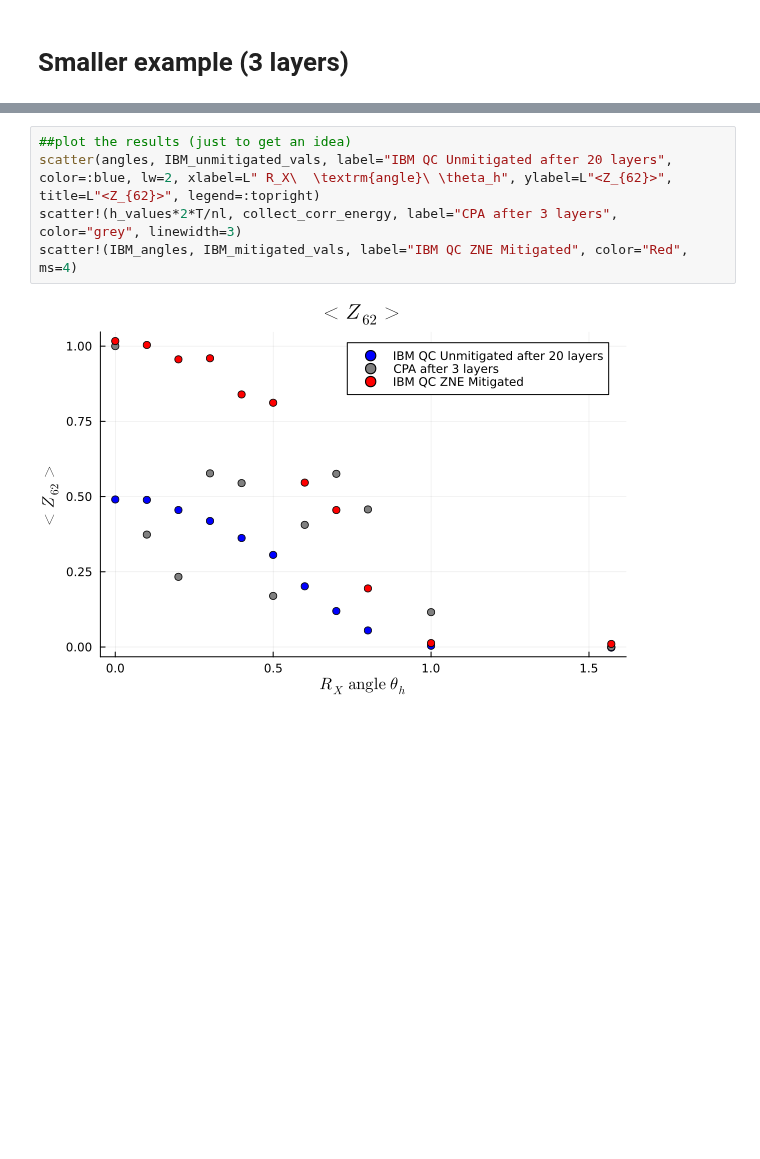
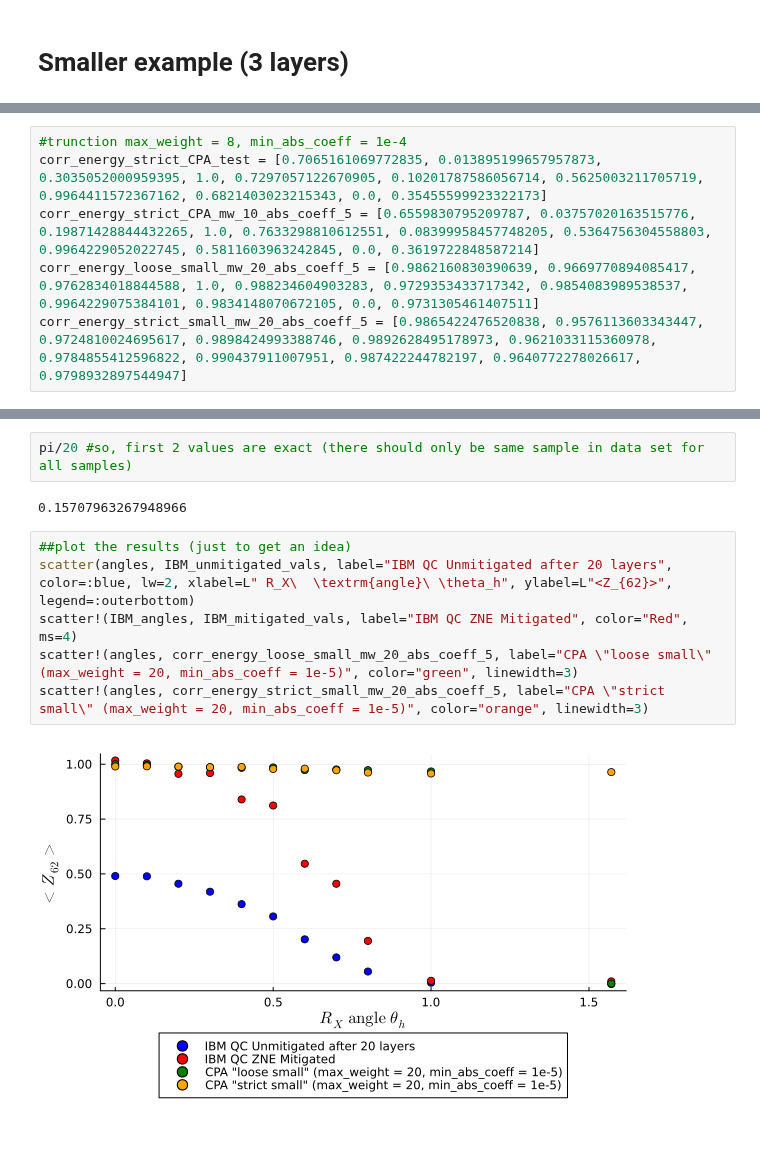
Before and after one commit to julia-guignon/pp-em, a Jupyter notebook: cdr/utility_exp_cdr_error_mitigation.ipynb, the cells around one changed output, grey strips where cells are left out. Drawn from its saved outputs; the diff is of its cells as text; blank space fills up the shorter version.

```diff
--- a/cdr/utility_exp_cdr_error_mitigation.ipynb
+++ b/cdr/utility_exp_cdr_error_mitigation.ipynb
@@ -154,0 +102,6 @@ end
+# %%
+#trunction max_weight = 8, min_abs_coeff = 1e-4
+corr_energy_strict_CPA_test = [0.7065161069772835, 0.013895199657957873, 0.3035052000959395, 1.0, 0.7297057122670905, 0.10201787586056714, 0.5625003211705719, 0.9964411572367162, 0.6821403023215343, 0.0, 0.35455599923322173]
+corr_energy_strict_CPA_mw_10_abs_coeff_5 = [0.6559830795209787, 0.03757020163515776, 0.19871428844432265, 1.0, 0.7633298810612551, 0.08399958457748205, 0.5364756304558803, 0.9964229052022745, 0.5811603963242845, 0.0, 0.3619722848587214]
+corr_energy_loose_small_mw_20_abs_coeff_5 = [0.9862160830390639, 0.9669770894085417, 0.9762834018844588, 1.0, 0.988234604903283, 0.9729353433717342, 0.9854083989538537, 0.9964229075384101, 0.9834148070672105, 0.0, 0.9731305461407511]
+corr_energy_strict_small_mw_20_abs_coeff_5 = [0.9865422476520838, 0.9576113603343447, 0.9724810024695617, 0.9898424993388746, 0.9892628495178973, 0.9621033115360978, 0.9784855412596822, 0.990437911007951, 0.987422244782197, 0.9640772278026617, 0.9798932897544947]
@@ -155,7 +121,12 @@ end
+# %%
+pi/20 #so, first 2 values are exact (there should only be same sample in data set for all samples)
+# %% [output]
+0.15707963267948966
 # %%
 ##plot the results (just to get an idea)
-scatter(angles, IBM_unmitigated_vals, label="IBM QC Unmitigated after 20 layers", color=:blue, lw=2, xlabel=L" R_X\  \textrm{angle}\ \theta_h", ylabel=L"<Z_{62}>", title=L"<Z_{62}>", legend=:topright)
-scatter!(h_values*2*T/nl, collect_corr_energy, label="CPA after 3 layers", color="grey", linewidth=3)
+scatter(angles, IBM_unmitigated_vals, label="IBM QC Unmitigated after 20 layers", color=:blue, lw=2, xlabel=L" R_X\  \textrm{angle}\ \theta_h", ylabel=L"<Z_{62}>", legend=:outerbottom)
 scatter!(IBM_angles, IBM_mitigated_vals, label="IBM QC ZNE Mitigated", color="Red", ms=4)
+scatter!(angles, corr_energy_loose_small_mw_20_abs_coeff_5, label="CPA \"loose small\" (max_weight = 20, min_abs_coeff = 1e-5)", color="green", linewidth=3)
+scatter!(angles, corr_energy_strict_small_mw_20_abs_coeff_5, label="CPA \"strict small\" (max_weight = 20, min_abs_coeff = 1e-5)", color="orange", linewidth=3)
 # %% [output]
-[figure, old version]
+[figure, new version]
```
Also changed, not shown: parts of 13 cells of this notebook, 1 other file.
